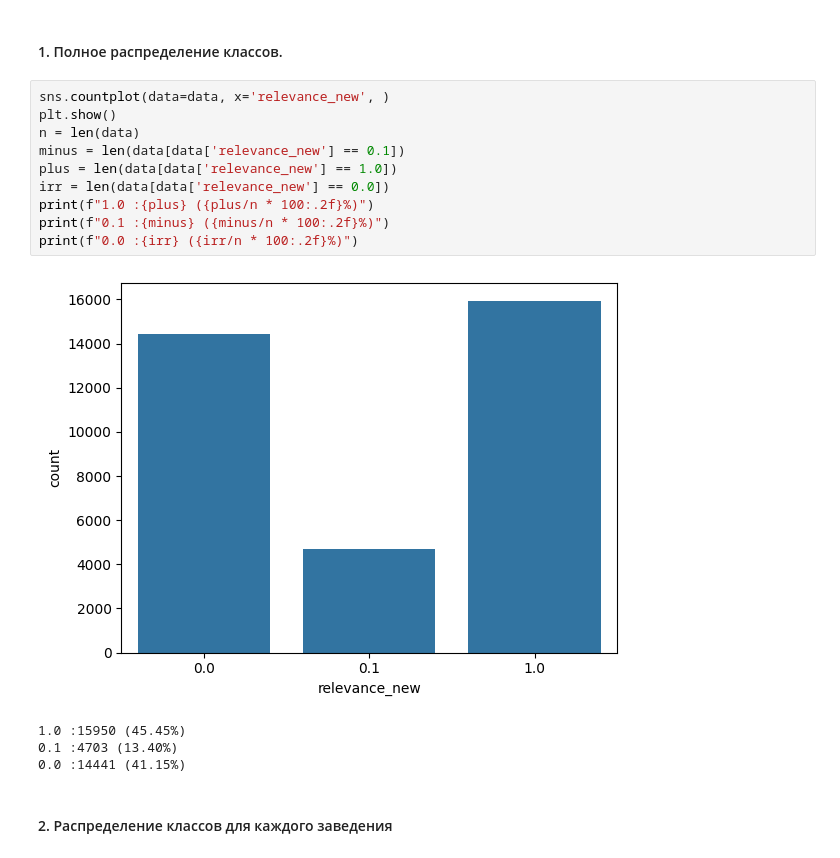
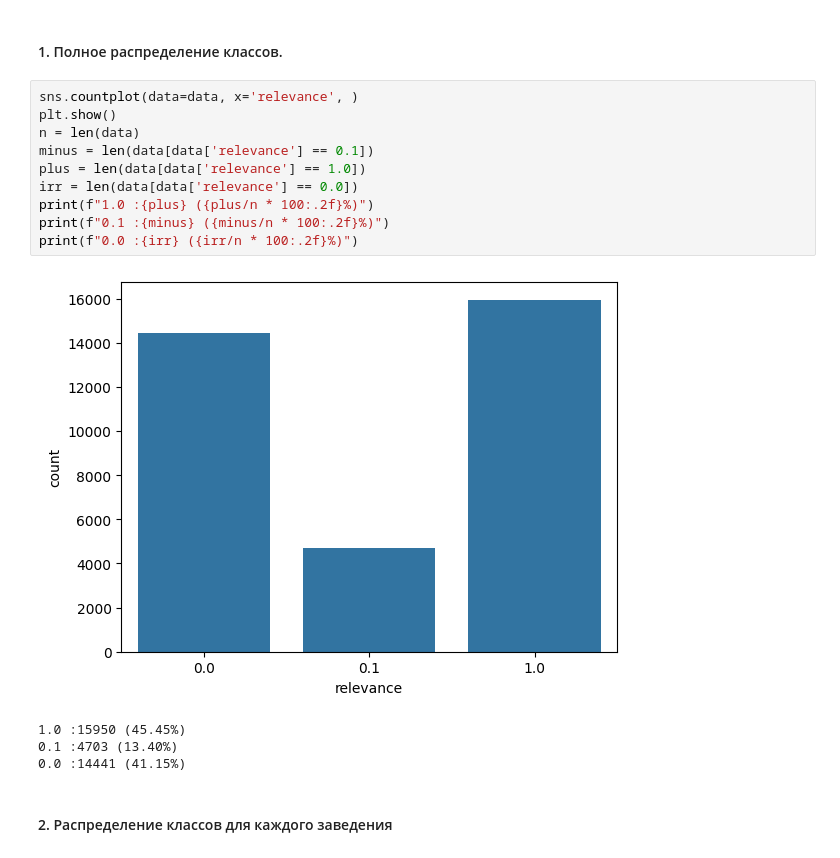
Before and after one commit to HaydenLS/Relevance_YaMaps, a Jupyter notebook: notebooks/1_baseline.ipynb, the cells around one changed output. Drawn from its saved outputs; the diff is of its cells as text.

```diff
--- a/notebooks/1_baseline.ipynb
+++ b/notebooks/1_baseline.ipynb
@@ -125,17 +119,17 @@ print(f"Всего уникальных запросов в данных: {data[
 # %% [markdown]
 #### 1. Полное распределение классов.
 # %%
-sns.countplot(data=data, x='relevance_new', )
+sns.countplot(data=data, x='relevance', )
 plt.show()
 n = len(data)
-minus = len(data[data['relevance_new'] == 0.1])
-plus = len(data[data['relevance_new'] == 1.0])
-irr = len(data[data['relevance_new'] == 0.0])
+minus = len(data[data['relevance'] == 0.1])
+plus = len(data[data['relevance'] == 1.0])
+irr = len(data[data['relevance'] == 0.0])
 print(f"1.0 :{plus} ({plus/n * 100:.2f}%)")
 print(f"0.1 :{minus} ({minus/n * 100:.2f}%)")
 print(f"0.0 :{irr} ({irr/n * 100:.2f}%)")
 # %% [output]
-[figure, old version]
+[figure, new version]
 1.0 :15950 (45.45%)
 0.1 :4703 (13.40%)
 0.0 :14441 (41.15%)
```
Also changed, not shown: parts of 39 cells of this notebook.
